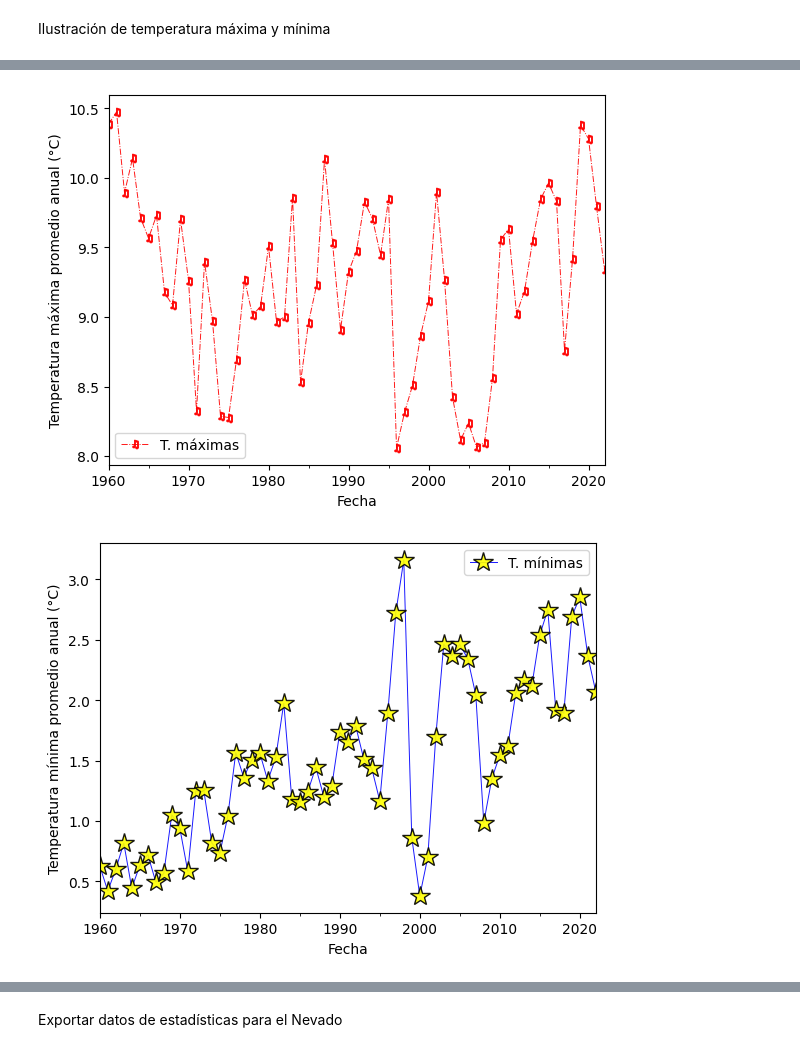
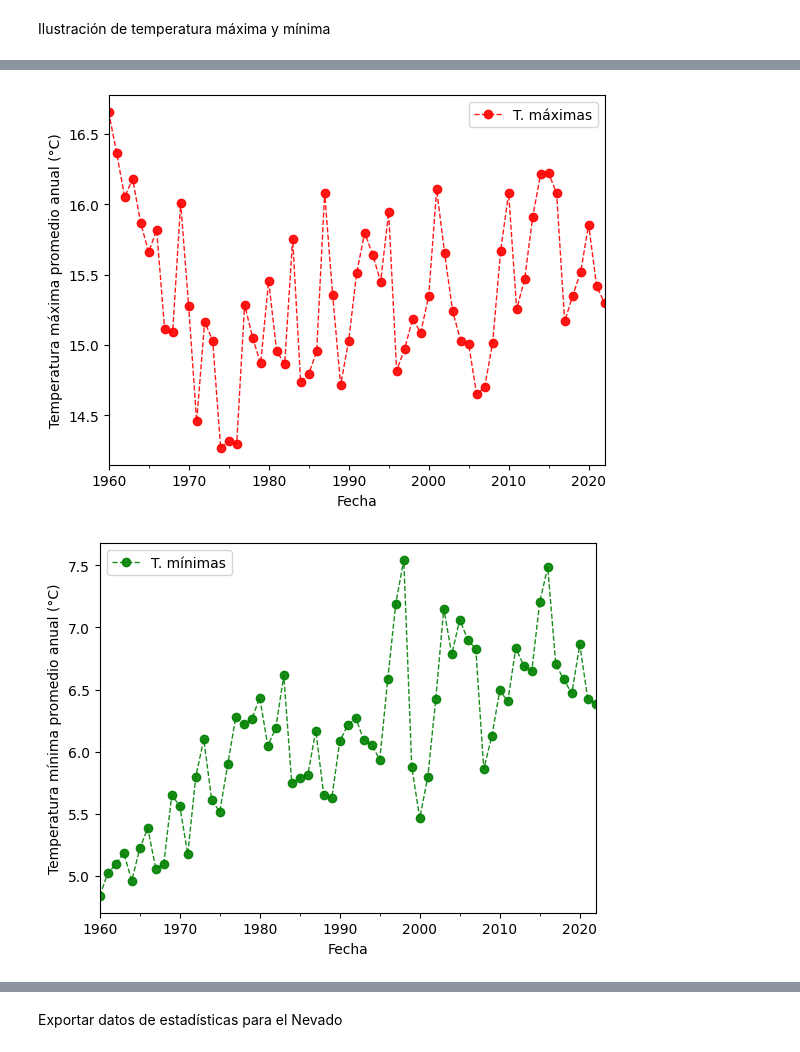
Before and after one commit to earthdeveloperjuanse/MGITG, a Jupyter notebook: Análisis_Nevados/Análisis_Nevados.ipynb, the cells around one changed output, grey strips where cells are left out. Cells and saved outputs as stored; diff of their text form; code cells hidden in the pictures.

```diff
--- a/Análisis_Nevados/Análisis_Nevados.ipynb
+++ b/Análisis_Nevados/Análisis_Nevados.ipynb
@@ -60,7 +63,7 @@ ee.Initialize()
 Nevados disponibles para extracción
 # %%
 list_nevados = ['Nevado_Cocuy', 'Nevado_Huila', 'Nevado_Purace', 'Nevado_Nevados']
-name_nevado = list_nevados[3] # Seleccionar el nevado de interés
+name_nevado = list_nevados[0] # Seleccionar el nevado de interés
 # %% [markdown]
 TerraClimate: Monthly Climate and Climatic Water Balance for Global Terrestrial Surfaces, University of Idahovv
 # %%
@@ -300,22 +285,20 @@ plt.show()
 # %%
 df_Tmax.groupby(pd.Grouper(freq='Y')).mean().plot(legend=False,
-                                                   ylabel="Temperatura máxima promedio anual (°C)",
-                                                   color="r", alpha=0.9, style="-.", lw=.7,
-                                                 marker="$\u266B$")
+                                                  ylabel="Temperatura máxima promedio anual (°C)",
+                                                  color="r", alpha=0.9, style="--", lw=1,
+                                                  marker="o")
 plt.legend(["T. máximas"])
 plt.show()
 # %% [output]
-[figure, old version]
+[figure, new version]
 # %%
 df_Tmin.groupby(pd.Grouper(freq='Y')).mean().plot(legend=False,
-                                                   ylabel="Temperatura mínima promedio anual (°C)",
-                                                   color="b", alpha=0.9, style="-", lw=.7,
-                                                  marker="*",markersize=15,markerfacecolor='yellow',
-                                                 markerfacecoloralt='green',markeredgecolor='black',
-                                                 markeredgewidth=1)
+                                                ylabel="Temperatura mínima promedio anual (°C)",
+                                                color="g", alpha=0.9, style="--", lw=1,
+                                                marker="o")
 plt.legend(["T. mínimas"])
 plt.show()
 # %% [output]
-[figure, old version]
+[figure, new version]
 # %%
 plt.figure()
```
Also changed, not shown: parts of 19 cells of this notebook, 1 other file.
